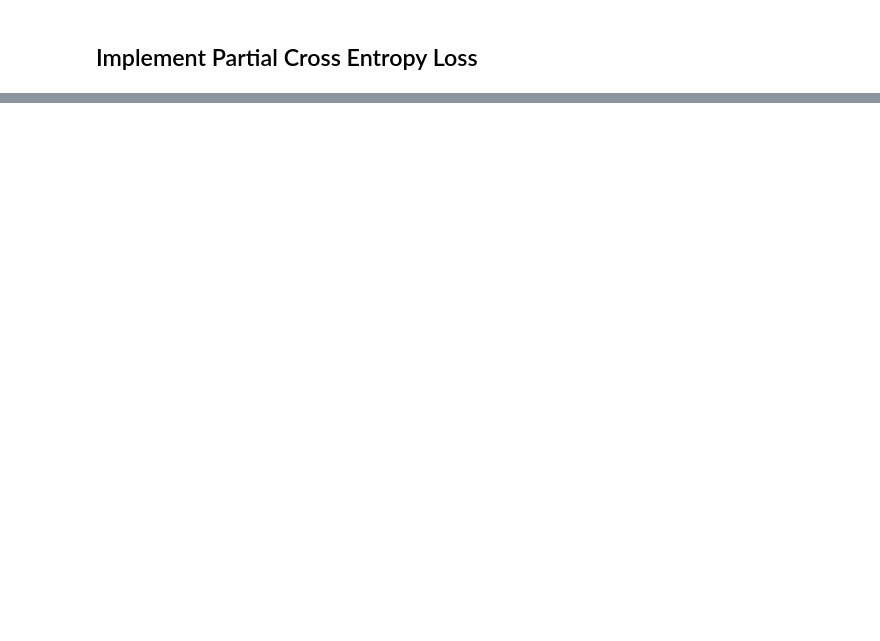
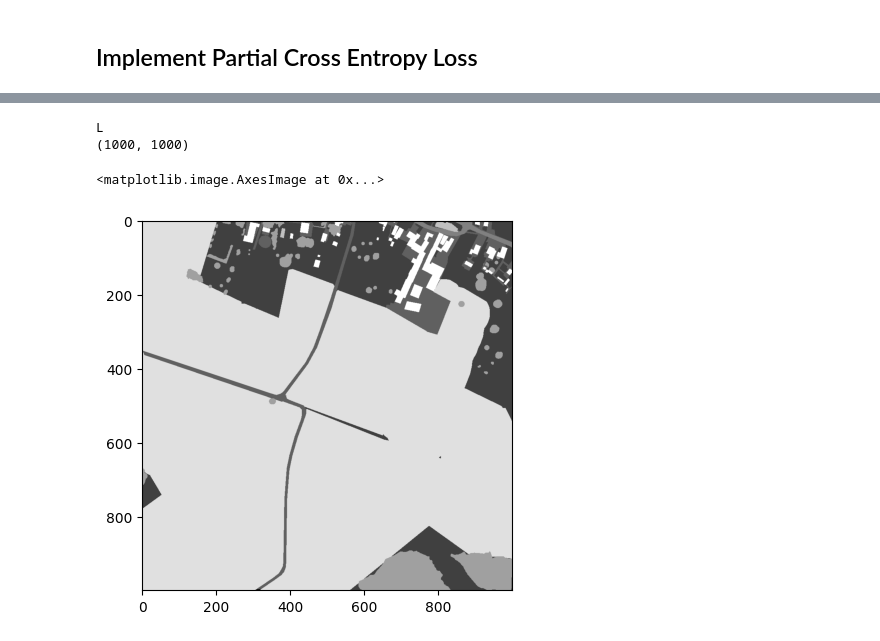
Before and after one commit to ESLAMYASSER-1/SparseSeg-PCE-Point-Supervised-Remote-Sensing-Segmentation-with-Partial-Cross-Entropy, a Jupyter notebook: src/notebooks/main.ipynb, the cells around one changed output, grey strips where cells are left out. Drawn from its saved outputs; the diff is of its cells as text; code cells hidden in the pictures; blank space fills up the shorter version.

```diff
--- a/src/notebooks/main.ipynb
+++ b/src/notebooks/main.ipynb
@@ -74,0 +111,15 @@ def segmentation_metrics(y_true, y_pred, num_classes):
+# %%
+labelDir = "../../../OpenEarthMap/OpenEarthMap_wo_xBD/aachen/labels/aachen_1.tif"
+# %%
+import matplotlib.pyplot as plt
+
+img = Image.open(labelDir)
+
+print(img.mode)
+print(img.size)
+plt.imshow(img, cmap="gray")
+# %% [output]
+L
+(1000, 1000)
+<matplotlib.image.AxesImage at 0x...>
+[figure, added]
```
Also changed, not shown: parts of 10 cells of this notebook, 4 other files.
